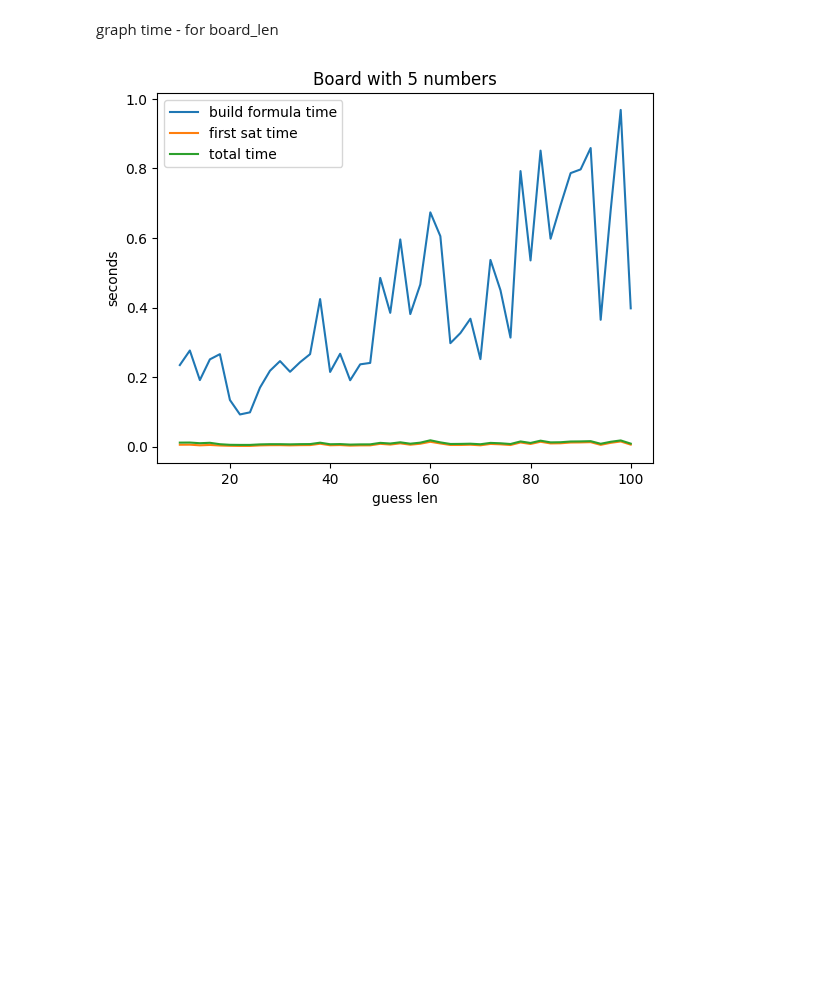
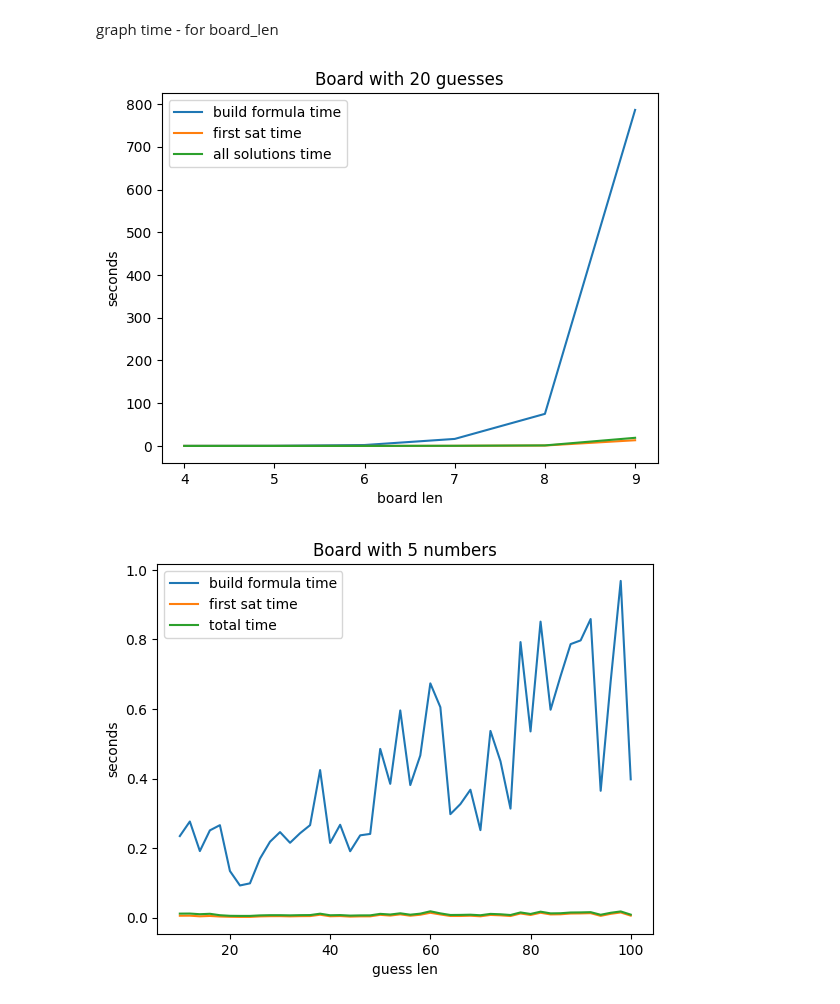
Before and after one commit to joserlopes/LVM_Project1, a Jupyter notebook: graphs_p1.ipynb, the cells around one changed output. Cells and saved outputs as stored; diff of their text form; code cells hidden in the pictures; blank space fills up the shorter version.

```diff
--- a/graphs_p1.ipynb
+++ b/graphs_p1.ipynb
@@ -24,6 +24,7 @@ len6_guess_inc = get_times('measurements/len_6_increasing_guesses')
 len7_guess_inc = get_times('measurements/len_7_increasing_guesses')
 len8_guess_inc = get_times('measurements/len_8_increasing_guesses')
 len9_guess_inc = get_times('measurements/len_9_increasing_guesses')
+guess20_inc_len = get_times('measurements/guess_20_incr_len')
 
 def get_board_len(times_array):
     return [t[0] for t in times_array]
@@ -41,6 +42,23 @@ def get_total_time(times_array):
     return [t[4] for t in times_array]
 # %% [markdown]
 graph time - for board_len
+# %%
+fig, ax = plt.subplots()
+
+ax.plot(get_board_len(guess20_inc_len), get_build_time(guess20_inc_len), label='build formula time')
+ax.plot(get_board_len(guess20_inc_len), get_sat_time(guess20_inc_len), label='first sat time')
+ax.plot(get_board_len(guess20_inc_len), get_total_time(guess20_inc_len), label='all solutions time')
+
+ax.set_xlabel('board len')
+ax.set_ylabel('seconds')
+
+# labels_board_len = [str(times[i][0]) for i in range(len(times))]
+# ax.set_xticklabels(labels_board_len)
+plt.title(label="Board with 20 guesses")
+plt.legend()
+plt.show()
+# %% [output]
+[figure, added]
 # %%
 fig, ax = plt.subplots()
 
```
Also changed, not shown: parts of 4 cells of this notebook, 5 other files.
